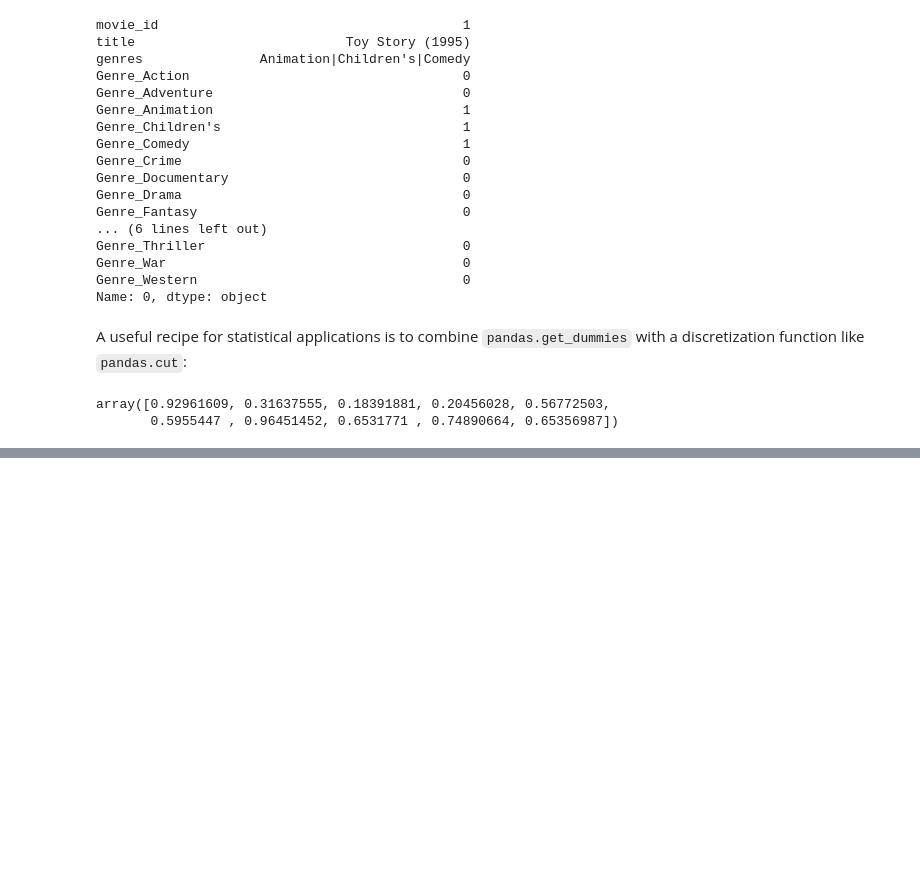
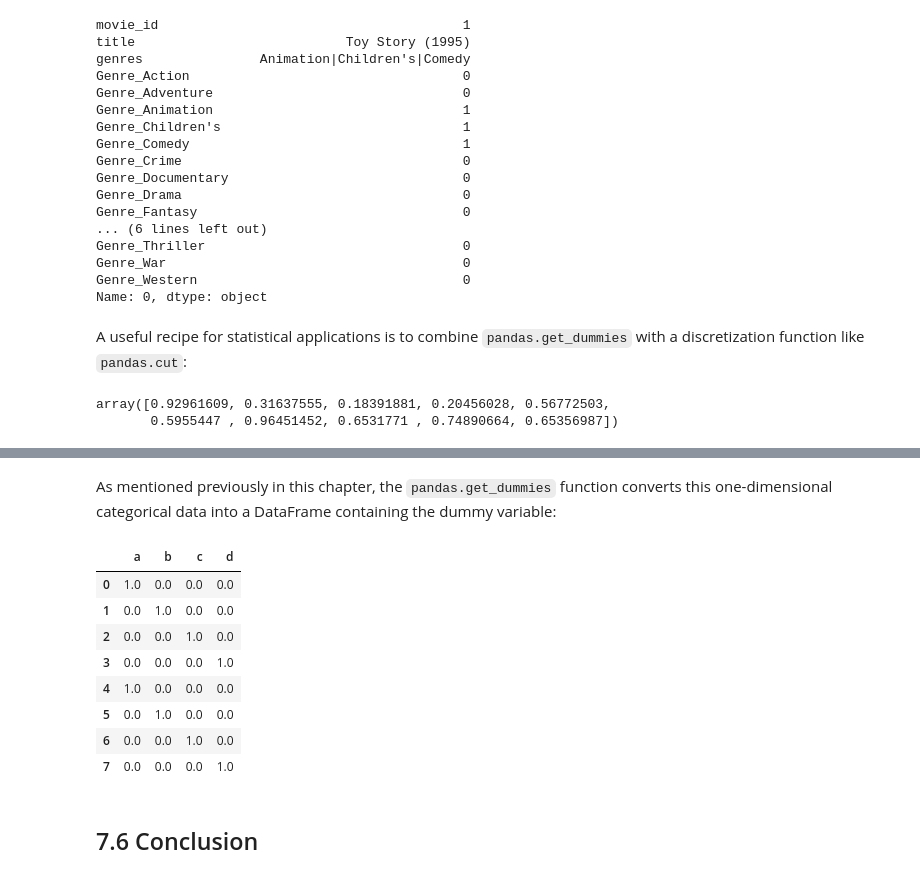
Before and after one commit to TimLinkous/McKinneyBook, a Jupyter notebook: Chapter678/CH 7.ipynb, the cells around one changed output, grey strips where cells are left out. Drawn from its saved outputs; the diff is of its cells as text; code cells hidden in the pictures; blank space fills up the shorter version.

```diff
--- a/Chapter678/CH 7.ipynb
+++ b/Chapter678/CH 7.ipynb
@@ -910,0 +1731,18 @@ array([0.92961609, 0.31637555, 0.18391881, 0.20456028, 0.56772503,
+# %%
+cat_s = pd.Series(['a', 'b', 'c', 'd'] * 2, dtype='category')
+# %% [markdown]
+As mentioned previously in this chapter, the `pandas.get_dummies` function converts this one-dimensional categorical data into a DataFrame containing the dummy variable:
+# %%
+pd.get_dummies(cat_s, dtype=float)
+# %% [output]
+|  | a | b | c | d |
+| 0 | 1.0 | 0.0 | 0.0 | 0.0 |
+| 1 | 0.0 | 1.0 | 0.0 | 0.0 |
+| 2 | 0.0 | 0.0 | 1.0 | 0.0 |
+| 3 | 0.0 | 0.0 | 0.0 | 1.0 |
+| 4 | 1.0 | 0.0 | 0.0 | 0.0 |
+| 5 | 0.0 | 1.0 | 0.0 | 0.0 |
+| 6 | 0.0 | 0.0 | 1.0 | 0.0 |
+| 7 | 0.0 | 0.0 | 0.0 | 1.0 |
+# %% [markdown]
+## 7.6 Conclusion
```
Also changed, not shown: parts of 171 cells of this notebook.
